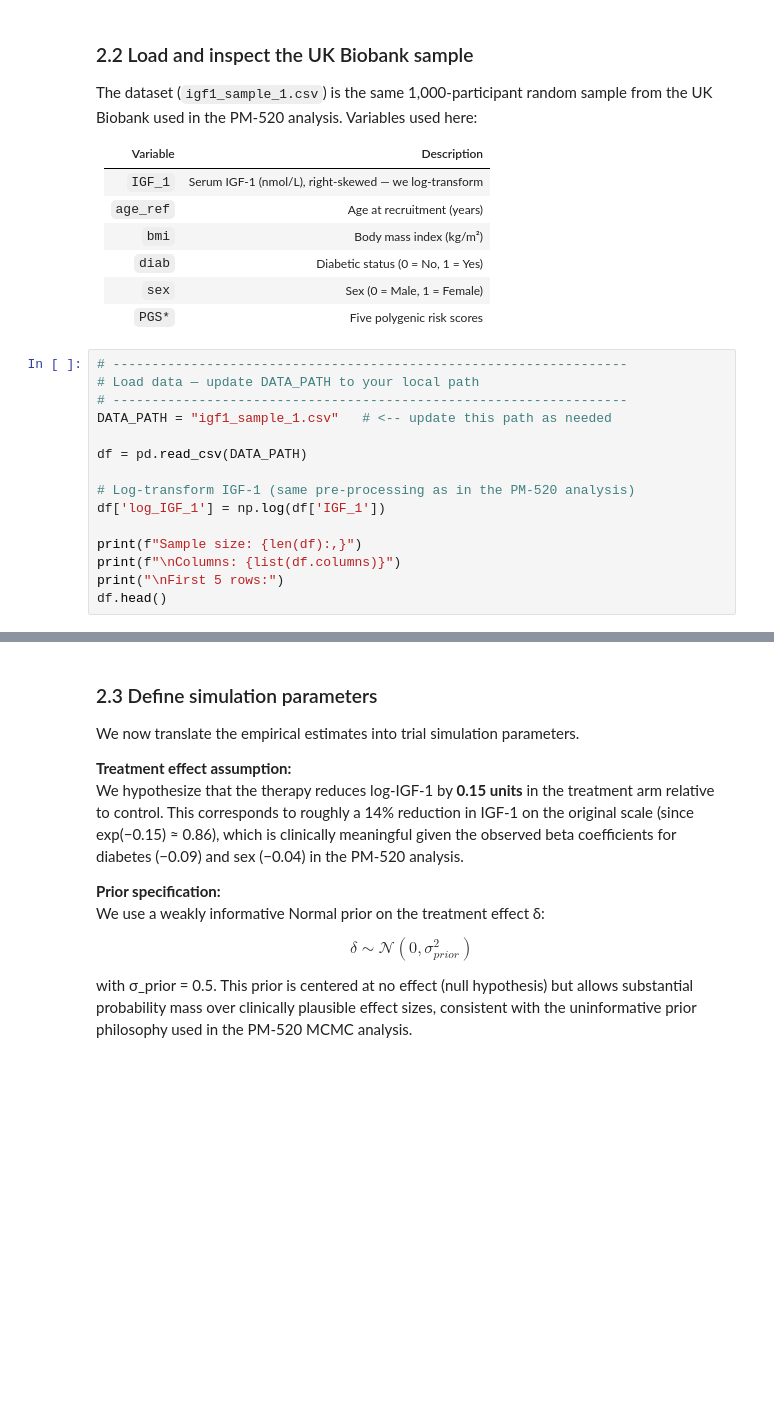
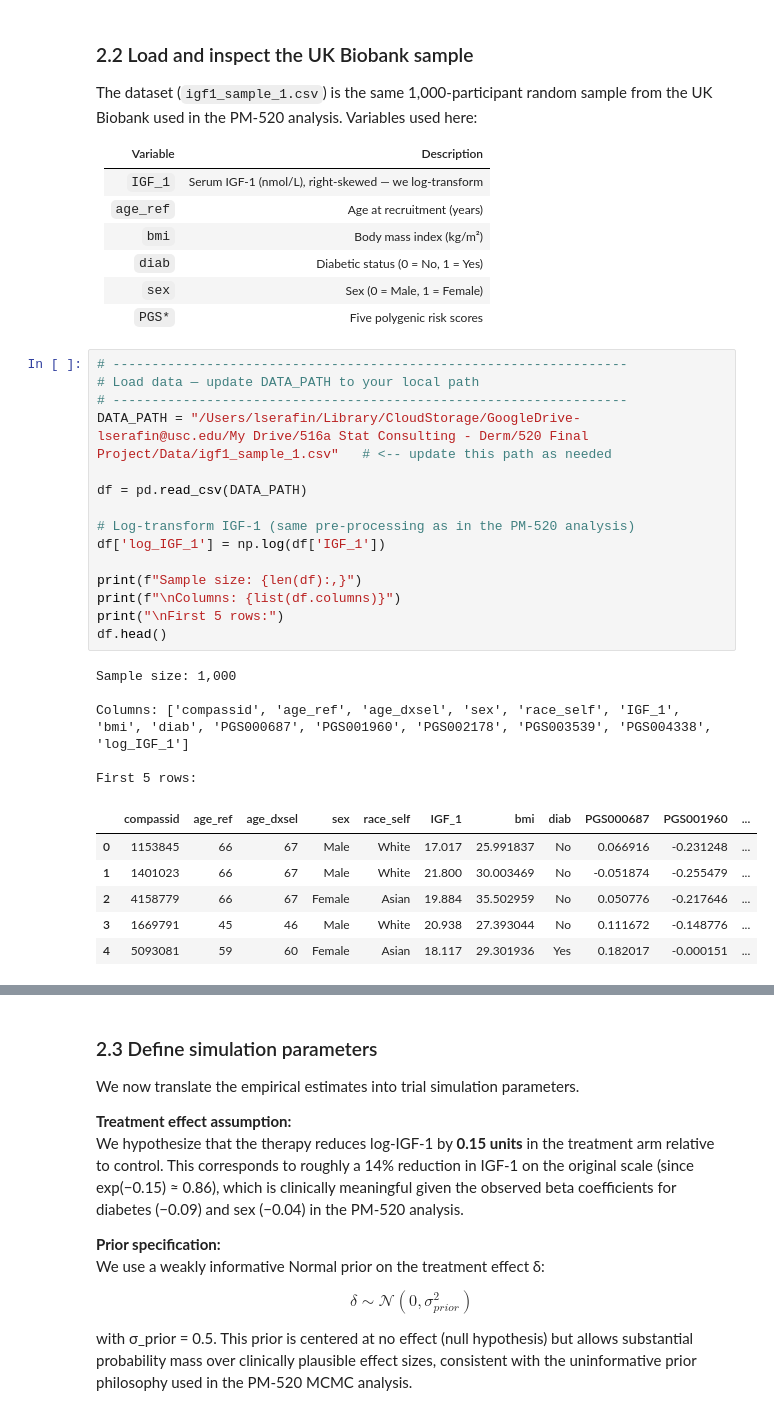
Before and after one commit to serafin-stats/bayesian-adaptive-trial-igf1, a Jupyter notebook: bayesian_adaptive_trial_igf1_3.ipynb, the cells around one changed output, grey strips where cells are left out. Drawn from its saved outputs; the diff is of its cells as text; blank space fills up the shorter version.

```diff
--- a/bayesian_adaptive_trial_igf1_3.ipynb
+++ b/bayesian_adaptive_trial_igf1_3.ipynb
@@ -134,18 +146,30 @@ UK Biobank used in the PM-520 analysis. Variables used here:
 # %%
 # ------------------------------------------------------------------
 # Load data — update DATA_PATH to your local path
 # ------------------------------------------------------------------
-DATA_PATH = "igf1_sample_1.csv"   # <-- update this path as needed
+DATA_PATH = "/Users/lserafin/Library/CloudStorage/GoogleDrive-lserafin@usc.edu/My Drive/516a Stat Consulting - Derm/520 Final Project/Data/igf1_sample_1.csv"   # <-- update this path as needed
 
 df = pd.read_csv(DATA_PATH)
 
 # Log-transform IGF-1 (same pre-processing as in the PM-520 analysis)
 df['log_IGF_1'] = np.log(df['IGF_1'])
 
 print(f"Sample size: {len(df):,}")
 print(f"\nColumns: {list(df.columns)}")
 print("\nFirst 5 rows:")
 df.head()
+# %% [output]
+Sample size: 1,000
+
+Columns: ['compassid', 'age_ref', 'age_dxsel', 'sex', 'race_self', 'IGF_1', 'bmi', 'diab', 'PGS000687', 'PGS001960', 'PGS002178', 'PGS003539', 'PGS004338', 'log_IGF_1']
+
+First 5 rows:
+|  | compassid | age_ref | age_dxsel | sex | race_self | IGF_1 | bmi | diab | PGS000687 | PGS001960 | ... |
+| 0 | 1153845 | 66 | 67 | Male | White | 17.017 | 25.991837 | No | 0.066916 | -0.231248 | ... |
+| 1 | 1401023 | 66 | 67 | Male | White | 21.800 | 30.003469 | No | -0.051874 | -0.255479 | ... |
+| 2 | 4158779 | 66 | 67 | Female | Asian | 19.884 | 35.502959 | No | 0.050776 | -0.217646 | ... |
+| 3 | 1669791 | 45 | 46 | Male | White | 20.938 | 27.393044 | No | 0.111672 | -0.148776 | ... |
+| 4 | 5093081 | 59 | 60 | Female | Asian | 18.117 | 29.301936 | Yes | 0.182017 | -0.000151 | ... |
 # %%
 # ------------------------------------------------------------------
 # Descriptive statistics for log-IGF-1
```
Also changed, not shown: parts of 18 cells of this notebook, 9 other files.
